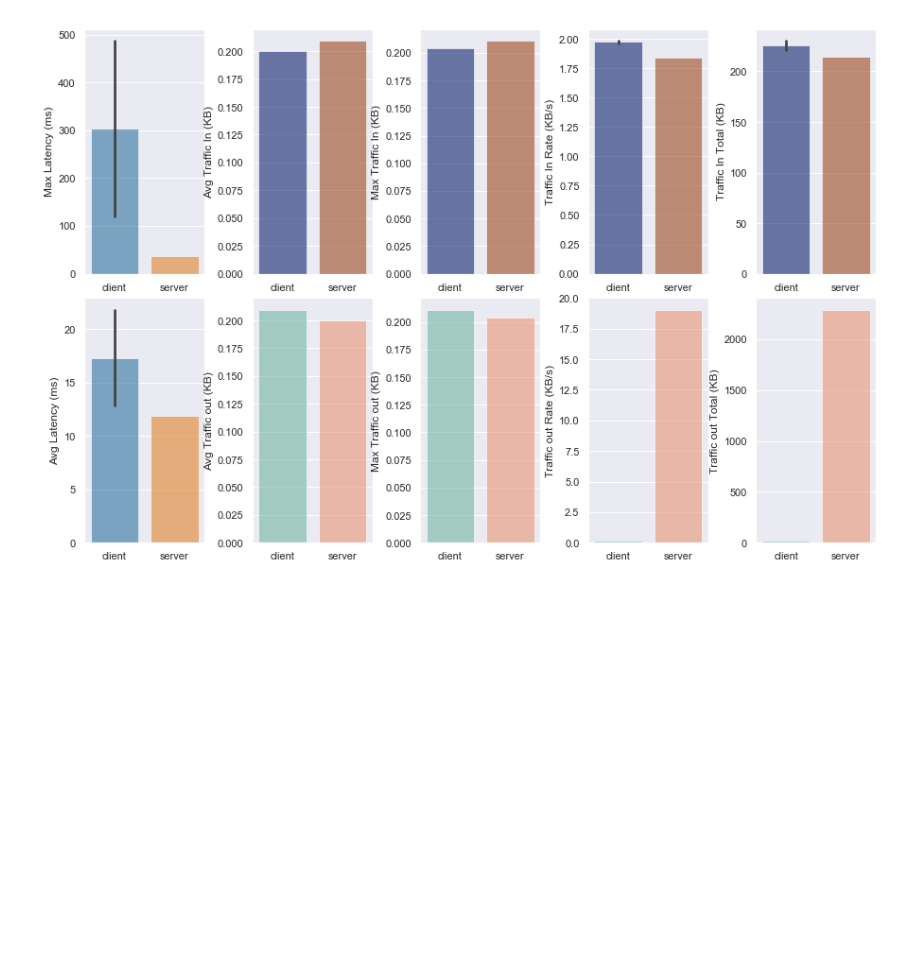
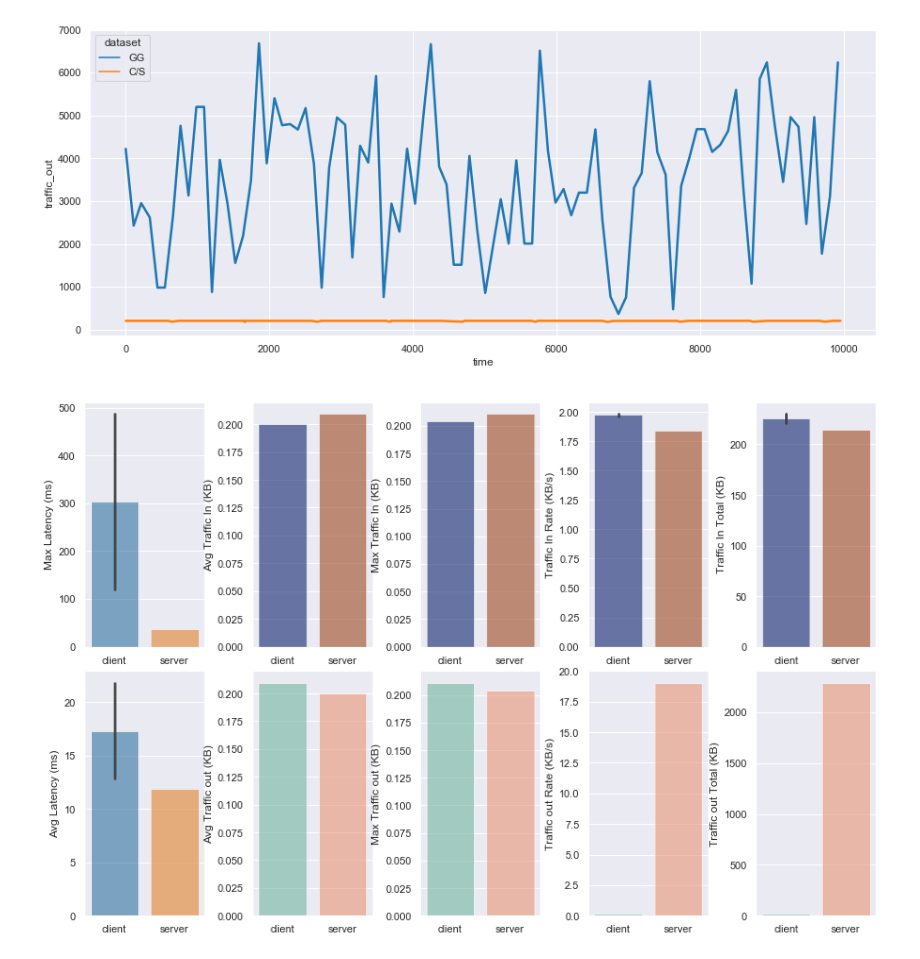
Before and after one commit to nadvamir/gg-architecture, a Jupyter notebook: souls-adrift/evaluation/Performance Evaluation.ipynb, the cells around one changed output. Saved outputs shown, nothing was run; the diff lists cells and outputs as text; code cells hidden in the pictures; blank space fills up the shorter version.

```diff
--- a/souls-adrift/evaluation/Performance Evaluation.ipynb
+++ b/souls-adrift/evaluation/Performance Evaluation.ipynb
@@ -48,8 +48,9 @@ def get_data(folder):
     return form_pandas(clients, server)
 # %%
 def extract_series(source, column):
-    series = pd.DataFrame(server[column], columns=['time', column])
-    return series.set_index('time')
+    series = pd.DataFrame(source[column], columns=['time', column])
+    return series
+#     return series.set_index('time')
 # %%
 # server, clients = load_metrics('../metrics_cs')
 # data = form_pandas(clients, server)
@@ -58,5 +57,27 @@ def extract_series(source, column):
+# %%
+def plot_traffic(ref_dataset, dataset, column):
+    def get_dataset(ds, name):
+        server, _ = load_metrics(ds)
+        series = extract_series(server, column)
+        series['dataset'] = name
+        series = series.iloc[1000:3000]
+        return series
+    series = get_dataset('../metrics_gg_10_10', 'GG')
+    ref_series = get_dataset('../metrics_cs', 'C/S')
+    r_series = get_dataset('../metrics_gg_almr_10_10', 'GG Resp')
+    series['time'] -= series['time'].iloc[0]
+    ref_series['time'] -= ref_series['time'].iloc[0]
+    r_series['time'] -= r_series['time'].iloc[0]
+    series = pd.concat([series, ref_series], ignore_index=True)
+
+    sns.set(rc={'figure.figsize':(15,6)})
+    sns.lineplot(data=series[series['time'] < 10000], palette="tab10", x='time', y=column, hue='dataset', linewidth=2.5)
 # %%
 sns.set_theme(style="whitegrid")
+# %%
+plot_traffic('../metrics_cs', '../metrics_gg_10_10', 'traffic_out')
+# %% [output]
+[figure, added]
 # %%
 import matplotlib.pyplot as plt
 # %%
```
Also changed, not shown: parts of 16 cells of this notebook, 46 other files.
